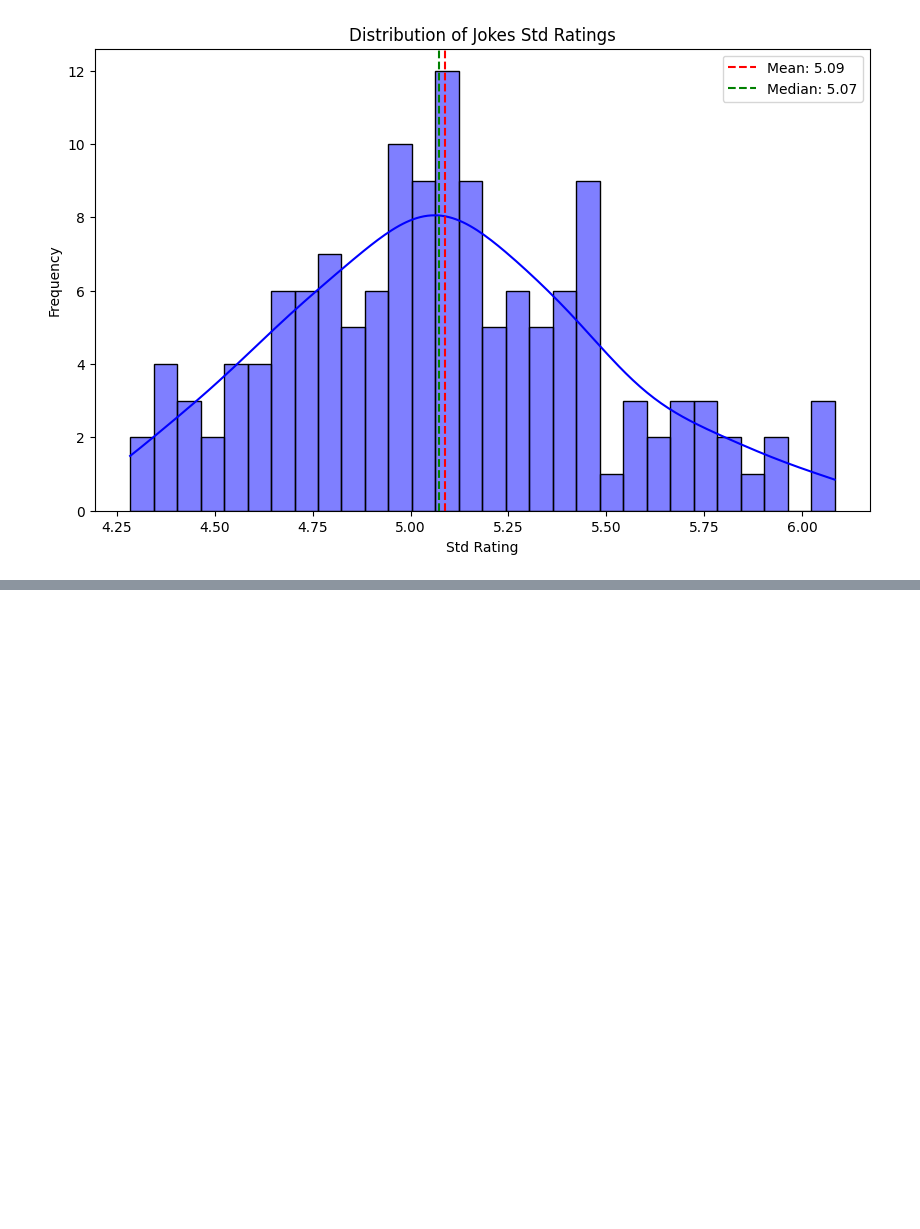
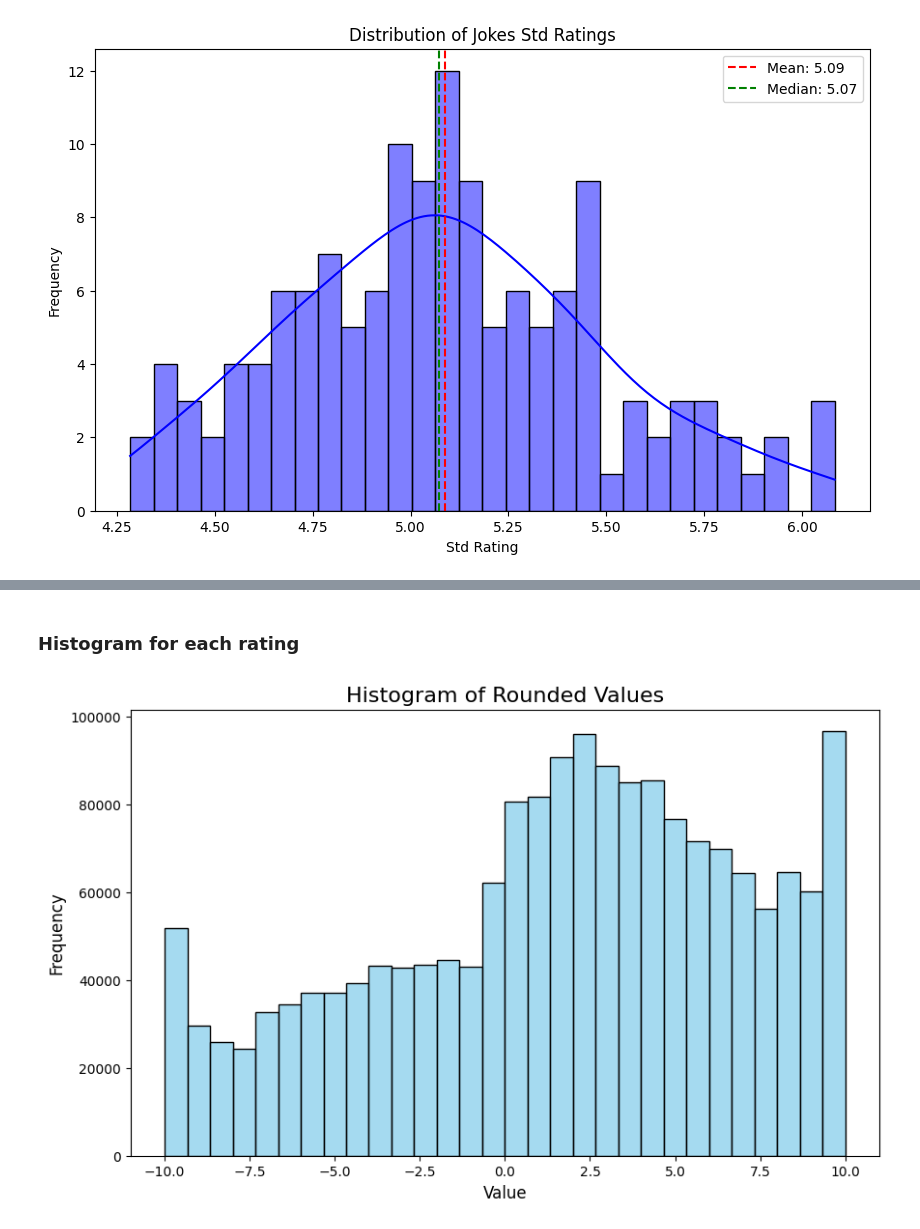
Before and after one commit to ejdam87/joke-recommendation, a Jupyter notebook: data_exploration.ipynb, the cells around one changed output, grey strips where cells are left out. Saved outputs shown, nothing was run; the diff lists cells and outputs as text; code cells hidden in the pictures; blank space fills up the shorter version.

Commit message:
add hist for ratings

```diff
--- a/data_exploration.ipynb
+++ b/data_exploration.ipynb
@@ -292,0 +309,16 @@ plot_metric_histogram(jokes_stats, 'std_rating',
+# %% [markdown]
+### Histogram for each rating
+# %%
+values = ratings_df.drop(columns=['userId']).values.flatten()
+values = values[~np.isnan(values)]
+data = pd.DataFrame(values, columns=['Value'])
+
+plt.figure(figsize=(10, 6))
+sns.histplot(data['Value'], kde=False, bins=30, color='skyblue', edgecolor='black')
+plt.title('Histogram of Rounded Values', fontsize=16)
+plt.xlabel('Value', fontsize=12)
+plt.ylabel('Frequency', fontsize=12)
+
+plt.show()
+# %% [output]
+[figure, added]
```
Also changed, not shown: parts of 1 cell of this notebook.
